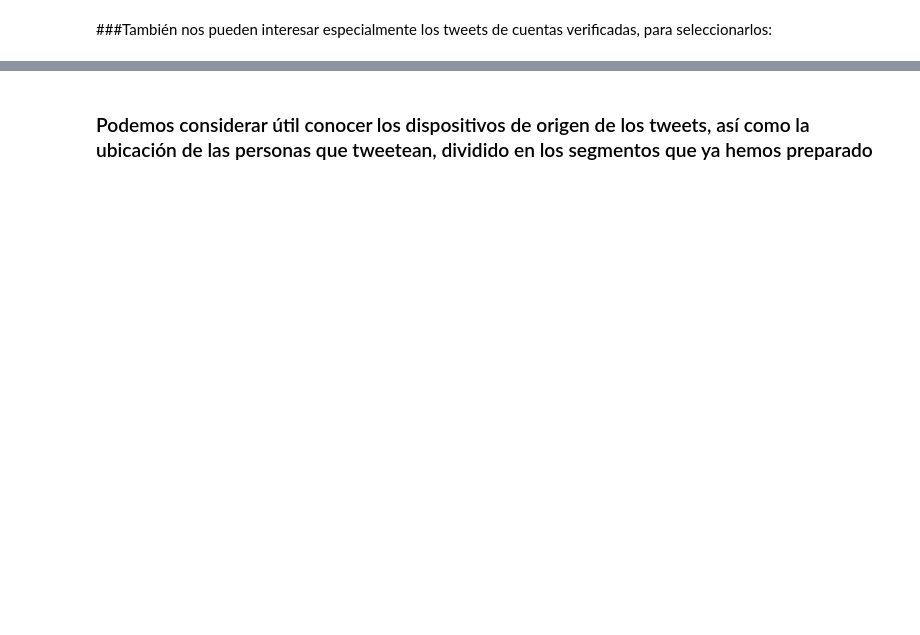
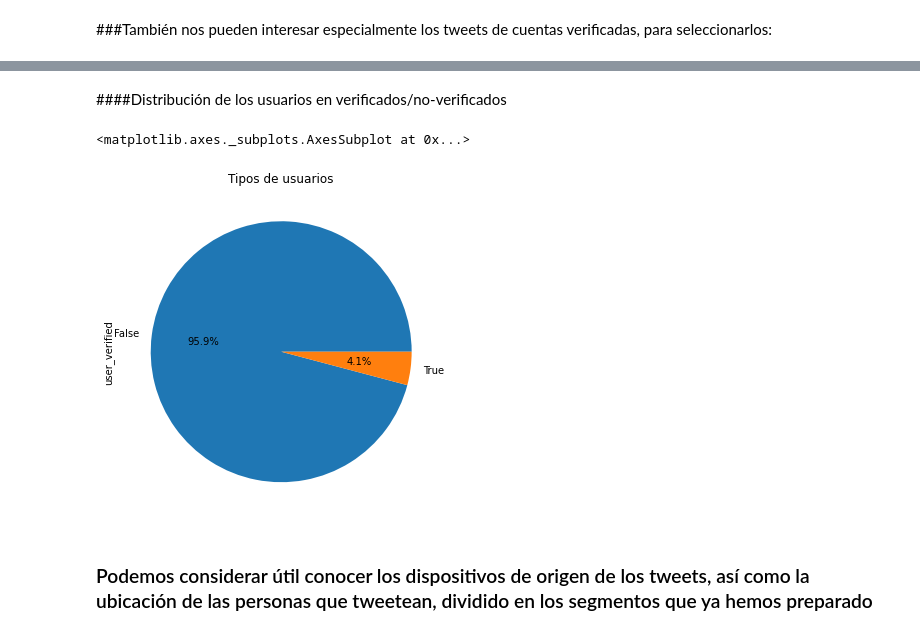
Before and after one commit to psicobloc/EDA_SquidGameTweets, a Jupyter notebook: Entregable_come_verde_Hugo_ValenciaV.ipynb, the cells around one changed output, grey strips where cells are left out. Drawn from its saved outputs; the diff is of its cells as text; code cells hidden in the pictures; blank space fills up the shorter version.

```diff
--- a/Entregable_come_verde_Hugo_ValenciaV.ipynb
+++ b/Entregable_come_verde_Hugo_ValenciaV.ipynb
@@ -56,5 +145,11 @@ tweets_verificados
+# %% [markdown]
+####Distribución de los usuarios en verificados/no-verificados
 # %%
-#tweets_with_usernames.user_verified.value_counts().plot(kind='pie', title="Tipos de usuarios")
+
+tweets_with_usernames.user_verified.value_counts().plot(kind='pie', title="Tipos de usuarios", autopct='%1.1f%%', figsize=(6,6))
+# %% [output]
+<matplotlib.axes._subplots.AxesSubplot at 0x...>
+[figure, added]
 # %% [markdown]
 ### Podemos considerar útil conocer los dispositivos de origen de los tweets, así como la ubicación de las personas que tweetean, dividido en los segmentos que ya hemos preparado
 # %%
```
Also changed, not shown: parts of 91 cells of this notebook.
